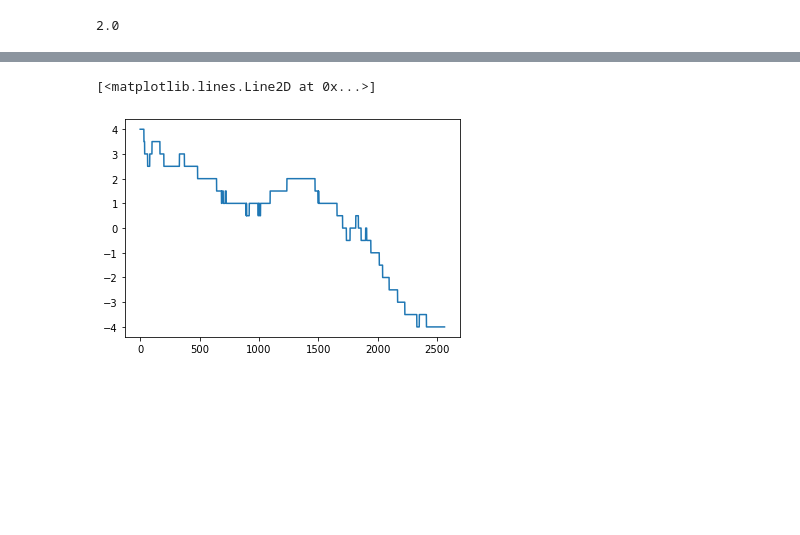
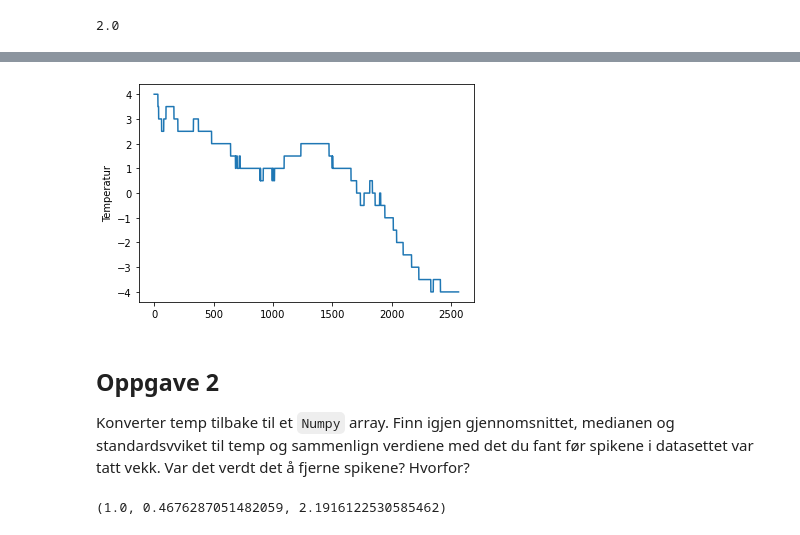
Before and after one commit to irendundas/EkteData, a Jupyter notebook: NAT624/Del6_databehandling_av_egne_data.ipynb, the cells around one changed output, grey strips where cells are left out. Drawn from its saved outputs; the diff is of its cells as text; code cells hidden in the pictures; blank space fills up the shorter version.

```diff
--- a/NAT624/Del6_databehandling_av_egne_data.ipynb
+++ b/NAT624/Del6_databehandling_av_egne_data.ipynb
@@ -245,5 +274,9 @@ temp=temp.interpolate()
 # %%
 plt.plot(temp)
+plt.ylabel('Temperatur')
+plt.show()
 # %% [output]
-[<matplotlib.lines.Line2D at 0x...>]
-[figure, old version]
+[figure, new version]
+# %% [markdown]
+## Oppgave 2
+Konverter temp tilbake til et `Numpy` array. Finn igjen gjennomsnittet, medianen og standardsvviket til temp og sammenlign verdiene med det du fant før spikene i datasettet var tatt vekk. Var det verdt det å fjerne spikene? Hvorfor?
@@ -249,0 +285,4 @@ plt.plot(temp)
+# %%
+np.median(temp), np.mean(temp), np.std(temp)
+# %% [output]
+(1.0, 0.4676287051482059, 2.1916122530585462)
```
Also changed, not shown: parts of 27 cells of this notebook.
